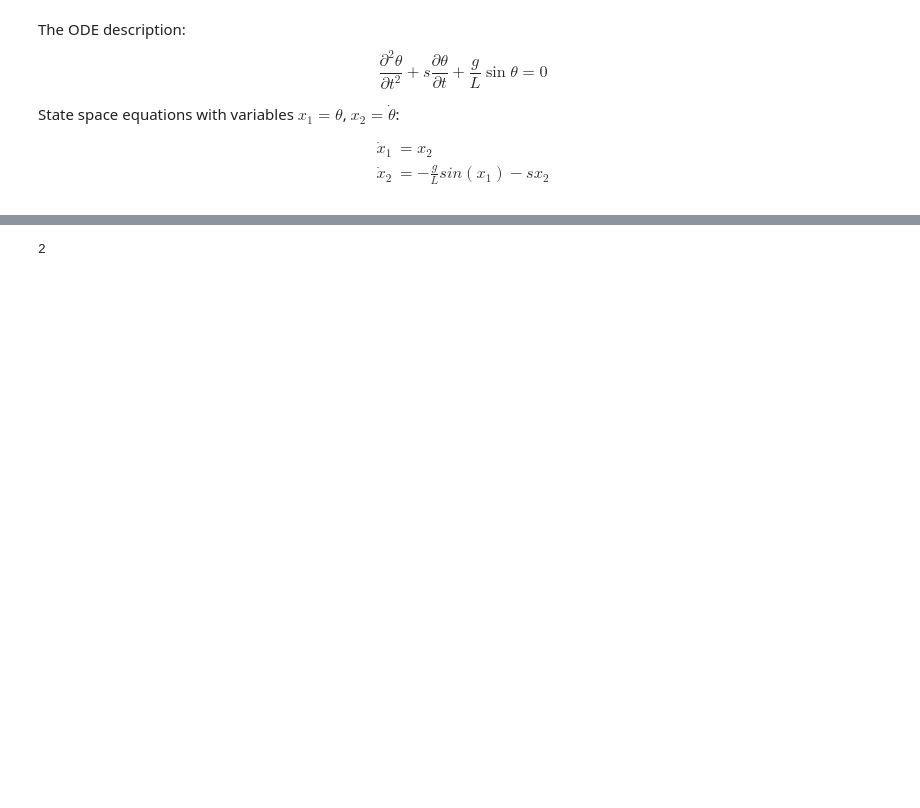
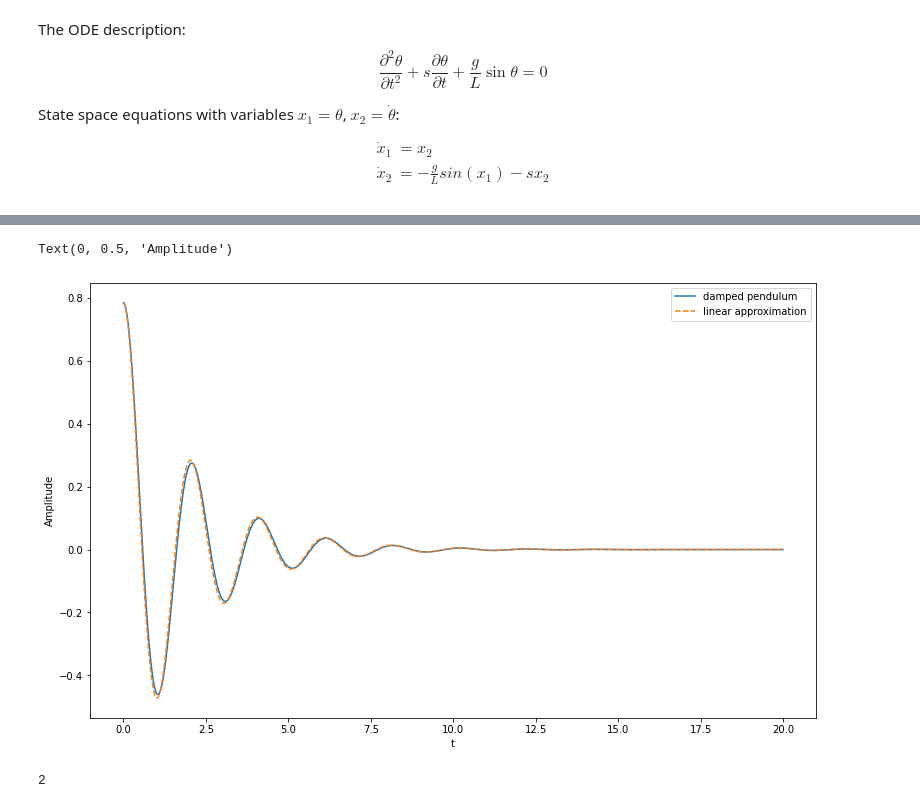
Before and after one commit to phrenico/control-notebooks, a Jupyter notebook: Pendulum.ipynb, the cells around one changed output, grey strips where cells are left out. Drawn from its saved outputs; the diff is of its cells as text; code cells hidden in the pictures; blank space fills up the shorter version.

```diff
--- a/Pendulum.ipynb
+++ b/Pendulum.ipynb
@@ -58,18 +80,25 @@ NameError: ignored
 # %%
 np.linalg.eig(J_down)
 # %%
-# linearized dynamics
+# linearized dynamics with Jacobian
 def lin_f(x, t, A=J_down):
   return np.dot(A, x)
 
 x0 = [np.pi/4, 0]
 t = np.arange(0, 20, 0.01)
 
 phi = odeint(f, x0, t)
 phi_approx = odeint(lin_f, x0, t)
 
-plt.plot(t, phi_approx[:, 0])
-plt.plot(t, phi[:, 0])
+plt.figure(figsize=(13, 8))
+plt.plot(t, phi[:, 0], label='damped pendulum')
+plt.plot(t, phi_approx[:, 0], '--', label='linear approximation')
+plt.legend()
+plt.xlabel('t')
+plt.ylabel('Amplitude')
+# %% [output]
+Text(0, 0.5, 'Amplitude')
+[figure, added]
 # %%
 np.linalg.matrix_rank(ctl.ctrb(J_up, [[0],[1]]))
 # %% [output]
```
Also changed, not shown: parts of 3 cells of this notebook.
